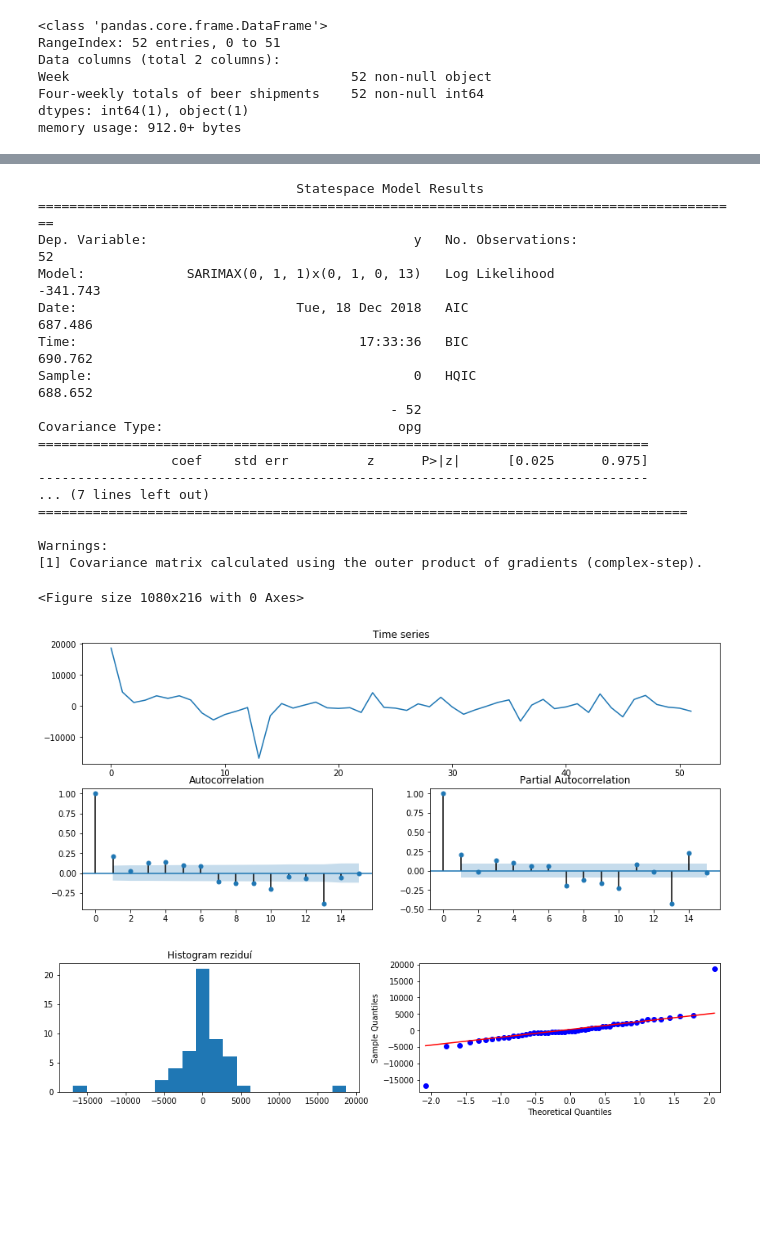
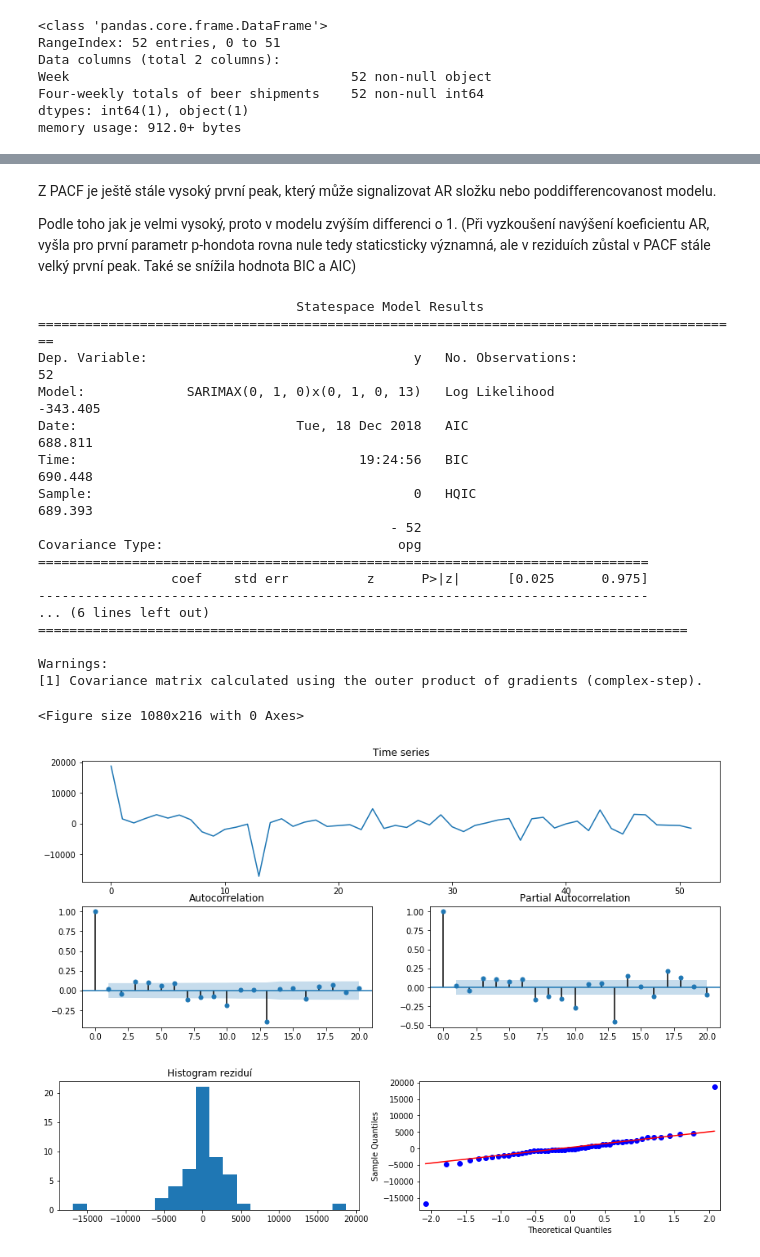
Before and after one commit to martilad/MI-SCR2018, a Jupyter notebook: exam/Beer shipments.ipynb, the cells around one changed output, grey strips where cells are left out. Saved outputs shown, nothing was run; the diff lists cells and outputs as text; code cells hidden in the pictures; blank space fills up the shorter version.

```diff
--- a/exam/Beer shipments.ipynb
+++ b/exam/Beer shipments.ipynb
@@ -64,32 +96,37 @@ plt.show()
+# %% [markdown]
+Z PACF je ještě stále vysoký první peak, který může signalizovat AR složku nebo poddifferencovanost modelu.
+
+Podle toho jak je velmi vysoký, proto v modelu zvýším differenci o 1.
+(Při vyzkoušení navýšení koeficientu AR,
+ vyšla pro první parametr p-hondota rovna nule tedy staticsticky významná,
+ ale v reziduích zůstal v PACF stále velký první peak. Také se snížila hodnota BIC a AIC)
 # %%
-model = SARIMAX(data, order=(0,1,1), seasonal_order=(0,1,0,13))
+model = SARIMAX(data, order=(0,1,0), seasonal_order=(0,1,0,13))
 result = model.fit()
 print(result.summary())
+plt.figure(figsize=(15,3))
+tsplot(result.resid)
+plt.show()
 # %% [output]
                                  Statespace Model Results
 ==========================================================================================
 Dep. Variable:                                  y   No. Observations:                   52
-Model:             SARIMAX(0, 1, 1)x(0, 1, 0, 13)   Log Likelihood                -341.743
-Date:                            Tue, 18 Dec 2018   AIC                            687.486
-Time:                                    17:33:36   BIC                            690.762
-Sample:                                         0   HQIC                           688.652
+Model:             SARIMAX(0, 1, 0)x(0, 1, 0, 13)   Log Likelihood                -343.405
+Date:                            Tue, 18 Dec 2018   AIC                            688.811
+Time:                                    19:24:56   BIC                            690.448
+Sample:                                         0   HQIC                           689.393
                                              - 52
 Covariance Type:                              opg
 ==============================================================================
                  coef    std err          z      P>|z|      [0.025      0.975]
 ------------------------------------------------------------------------------
-... (7 lines left out)
+... (6 lines left out)
 ===================================================================================
 
 Warnings:
 [1] Covariance matrix calculated using the outer product of gradients (complex-step).
+<Figure size 1080x216 with 0 Axes>
+[figure, added]
-# %%
-plt.figure(figsize=(15,3))
-tsplot(result.resid)
-plt.show()
-# %% [output]
-<Figure size 1080x216 with 0 Axes>
-[figure, removed]
 # %%
 plt.figure(figsize=(15,3))
 ax = plt.subplot(1,2,1)
```
Also changed, not shown: parts of 7 cells of this notebook.
